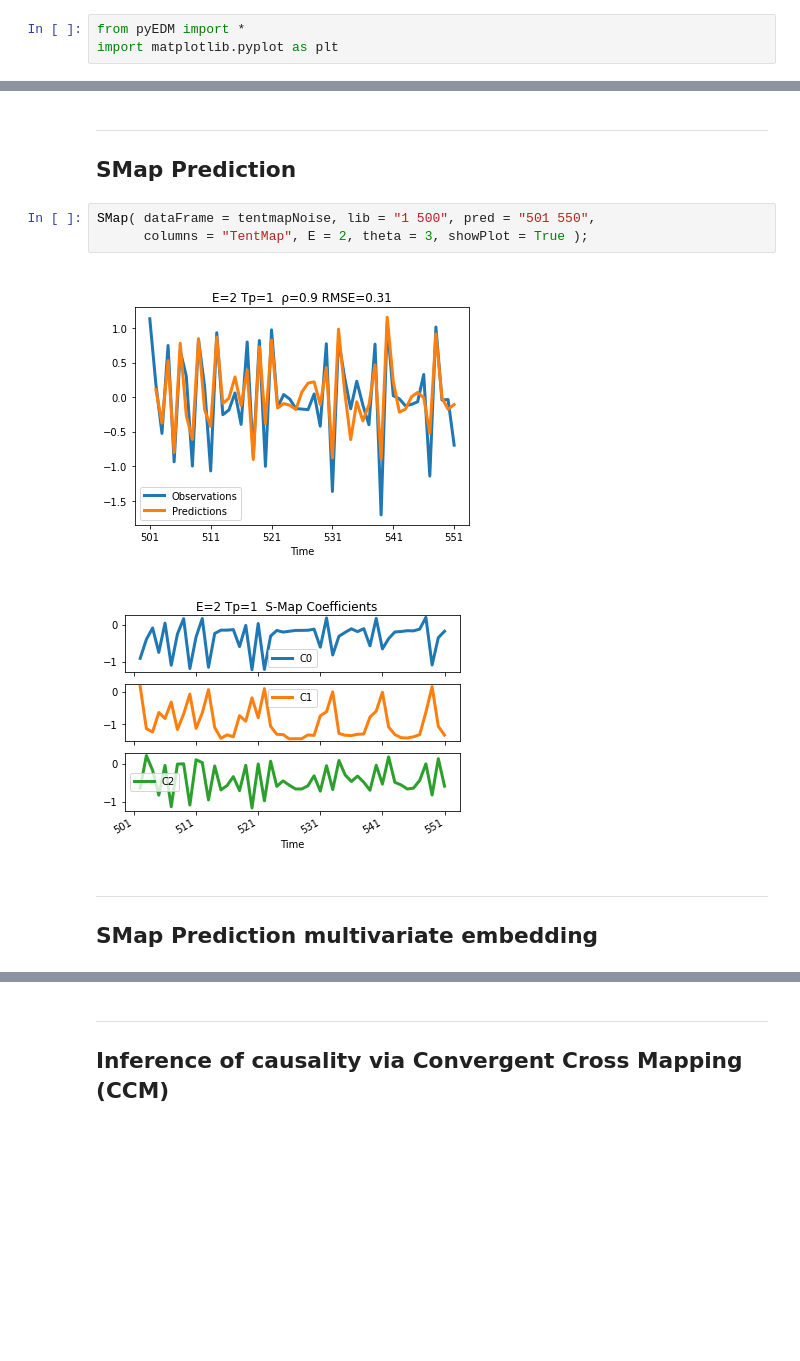
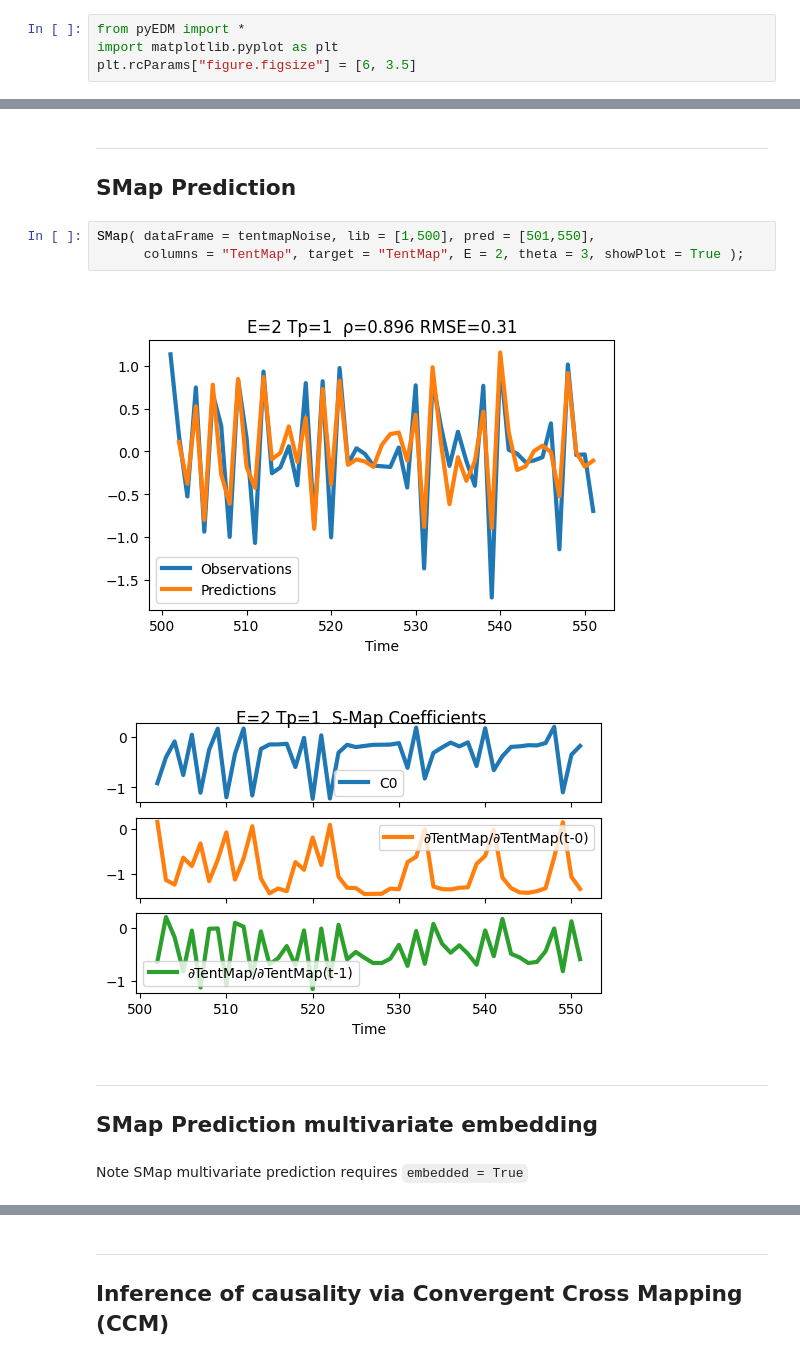
Before and after one commit to SugiharaLab/EDM_Documentation, a Jupyter notebook: docs/basic_examples.ipynb, the cells around one changed output, grey strips where cells are left out. Saved outputs shown, nothing was run; the diff lists cells and outputs as text; blank space fills up the shorter version.

```diff
--- a/docs/basic_examples.ipynb
+++ b/docs/basic_examples.ipynb
@@ -3,6 +3,7 @@
 # %%
 from pyEDM import *
 import matplotlib.pyplot as plt
+plt.rcParams["figure.figsize"] = [6, 3.5]
 # %%
 tentmap      = sampleData['TentMap']
 tentmapNoise = sampleData['TentMapNoise']
@@ -76,13 +78,15 @@ SMap theta parameter in the range of [2-3] provides optimal resolution. The non-
 
 ## SMap Prediction
 # %%
-SMap( dataFrame = tentmapNoise, lib = "1 500", pred = "501 550",
-      columns = "TentMap", E = 2, theta = 3, showPlot = True );
+SMap( dataFrame = tentmapNoise, lib = [1,500], pred = [501,550],
+      columns = "TentMap", target = "TentMap", E = 2, theta = 3, showPlot = True );
 # %% [output]
-[figure, old version]
+[figure, new version]
-[figure, old version]
+[figure, new version]
 # %% [markdown]
 ---
 
 ## SMap Prediction multivariate embedding
+# %% [markdown]
+Note SMap multivariate prediction requires `embedded = True`
 # %%
```
Also changed, not shown: parts of 16 cells of this notebook, 11 other files.
